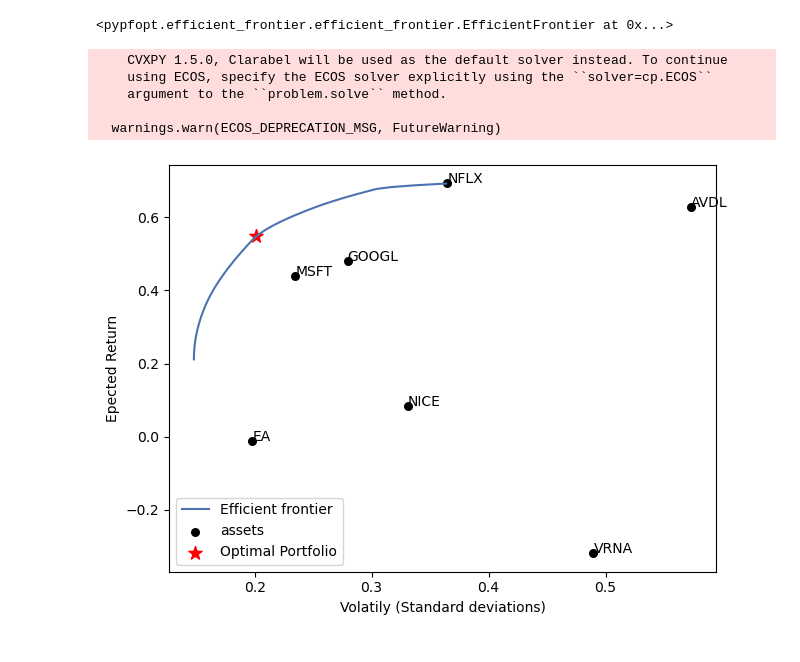
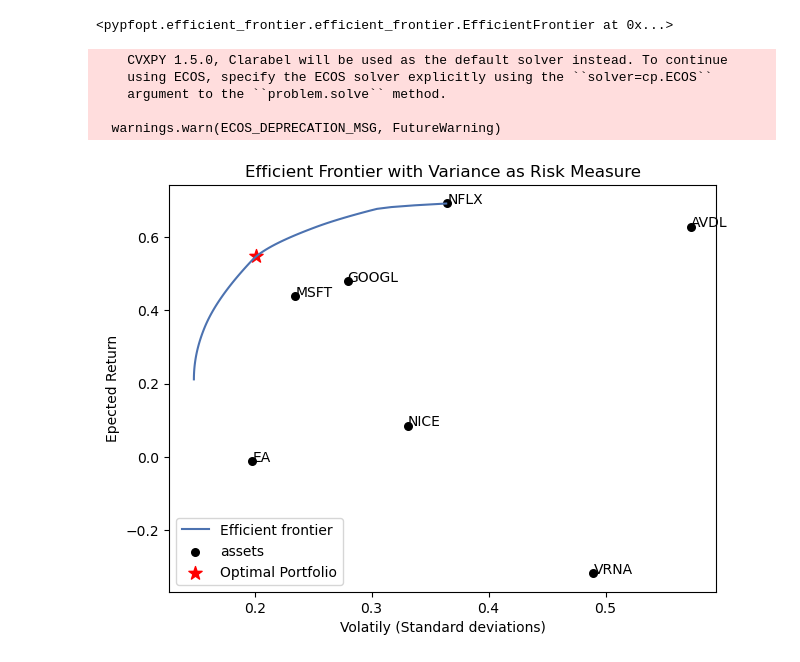
Before and after one commit to vinflora/MATH441-Group-Project, a Jupyter notebook: code_stock.ipynb, the cells around one changed output. Saved outputs shown, nothing was run; the diff lists cells and outputs as text; code cells hidden in the pictures.

```diff
--- a/code_stock.ipynb
+++ b/code_stock.ipynb
@@ -650,17 +539,0 @@ Text(0.5, 1.0, 'Efficient Frontier')
-# %%
-mean_return = np.mean(R, axis=0)
-mean_absolute_deviation = np.mean(np.abs(R - mean_return), axis=0)
-
-fig, ax = plt.subplots(1, 1, figsize=(10, 6))
-for i, asset in enumerate(assets):
-    ax.plot(mean_absolute_deviation[i], mean_return[i], "s", ms=8)
-    ax.text(mean_absolute_deviation[i] * 1.03, mean_return[i], asset)
-
-ax.set_xlim(0, 1.1 * np.max(mean_absolute_deviation))
-ax.axhline(0, color="r", linestyle="--")
-ax.set_title("Daily return versus mean absolute deviation")
-ax.set_xlabel("Mean Absolute Deviation in Daily Returns")
-ax.set_ylabel("Mean Daily Return")
-ax.grid(True)
-
-plt.show()
@@ -743,18 +539,0 @@ Mean Absolute Deviation (MAD): 0.006740598792328
-# %%
-plt.figure()
-plt.plot(risk_array, m0_array)
-
-for i, stock in enumerate(assets):
-    plt.annotate(
-        stock,
-        (risk_array[i], m0_array[i]),
-        textcoords="offset points",
-        xytext=(10, 0),
-        ha="center",
-    )
-
-for i, stock in enumerate(assets):
-    plt.scatter(risk_array[i], m0_array[i], label=stock)
-plt.xlabel("Risk (Mean Absolute Deviation)")
-plt.ylabel("Expected Return")
-plt.title("Efficient Frontier")
@@ -1085,22 +807,23 @@ ef_curve
 # %%
 from pypfopt import plotting
 fig,ax = plt.subplots()
 plotting.plot_efficient_frontier(ef_curve, ax=ax, show_assets = True)
 
 ax.scatter(vol_optimal, ret_optimal, marker = "*", s=100, c="r", label = "Optimal Portfolio")
 
 for i, txt in enumerate(ef.tickers):
     ax.annotate(txt, ((np.diag(ef.cov_matrix) ** (1/2))[i], ef. expected_returns[i]))
 
 
 ax.set_xlabel("Volatily (Standard deviations)")
 ax.set_ylabel("Epected Return")
+plt.title("Efficient Frontier with Variance as Risk Measure")
 ax.legend()
 plt.show()
 # %% [output]
     CVXPY 1.5.0, Clarabel will be used as the default solver instead. To continue
     using ECOS, specify the ECOS solver explicitly using the ``solver=cp.ECOS``
     argument to the ``problem.solve`` method.
 
   warnings.warn(ECOS_DEPRECATION_MSG, FutureWarning)
-[figure, old version]
+[figure, new version]
```
Also changed, not shown: parts of 23 cells of this notebook, 3 other files.
